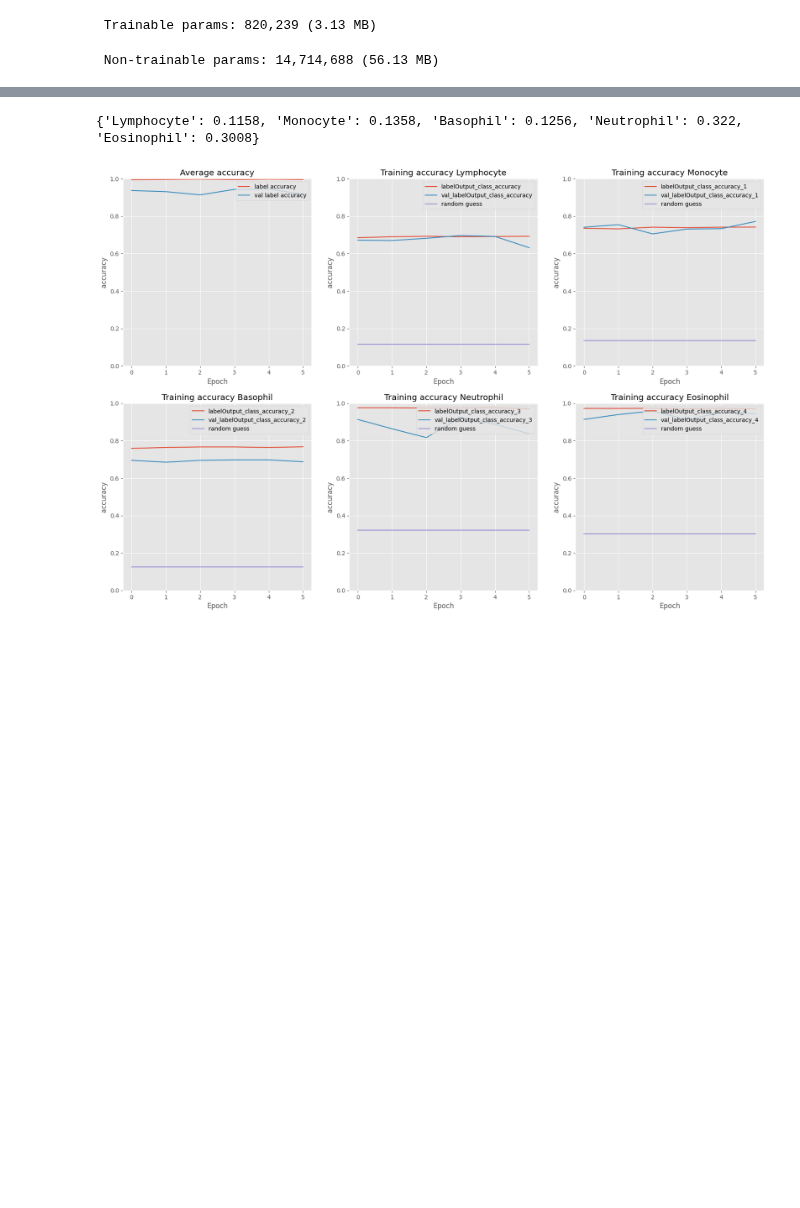
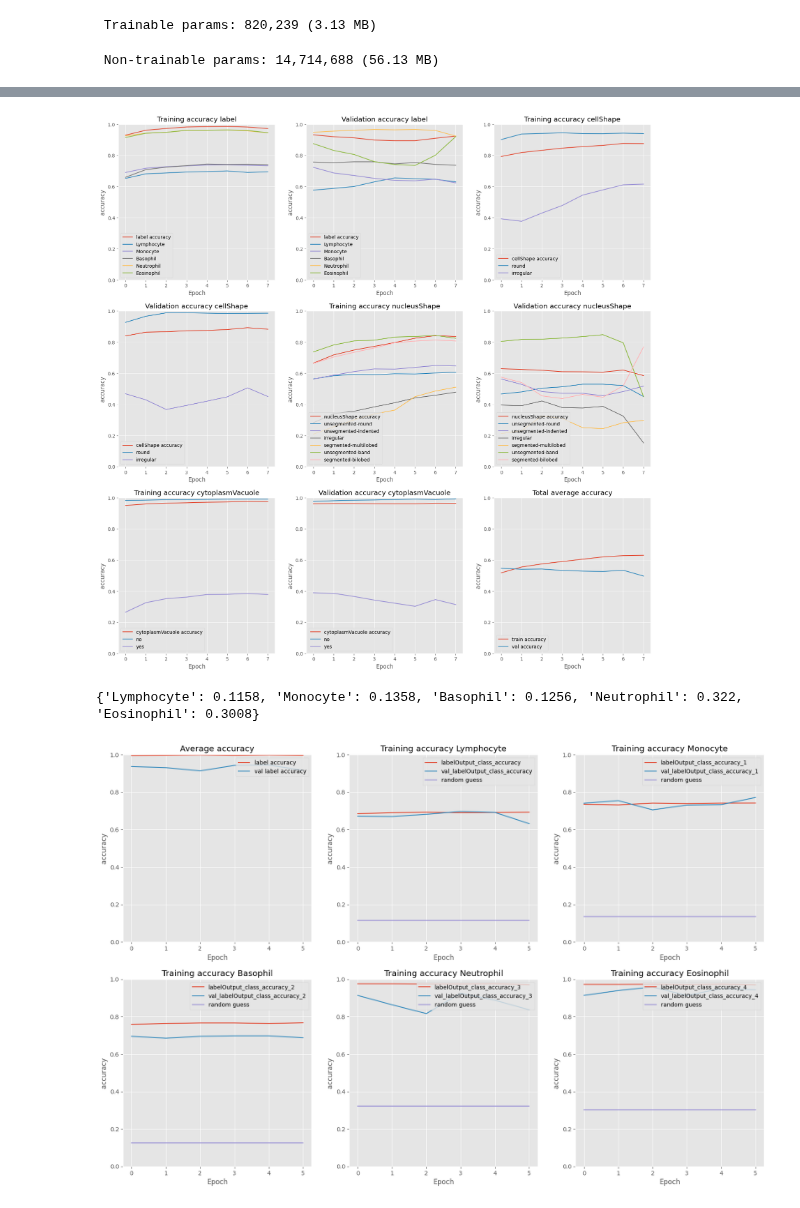
Before and after one commit to Fish4203/deep-learning, a Jupyter notebook: A1.ipynb, the cells around one changed output, grey strips where cells are left out. Saved outputs shown, nothing was run; the diff lists cells and outputs as text; code cells hidden in the pictures; blank space fills up the shorter version.

Commit message:
negative inverse weighting

```diff
--- a/A1.ipynb
+++ b/A1.ipynb
@@ -350,0 +358,20 @@ Epoch 6/6
+# %%
+targetMetricTrain = 0
+targetMetricVal = 0
+totalWeights = 0
+
+for key, weights in classWeightsRaw.items():
+	for i in range(len(weights)):
+		index = '' if i == 0 else f'_{i}'
+		historyKey = f'{key}Output_class_accuracy{index}'
+
+		inverseWeight = list(weights.values())[i] ** -1
+		totalWeights += inverseWeight
+
+		targetMetricTrain += history.history[historyKey][-1] * inverseWeight
+		targetMetricVal += history.history[f'val_{historyKey}'][-1] * inverseWeight
+
+
+print(f'Total classes: {totalWeights}')
+print(f'Average accuracy train: {targetMetricTrain / totalWeights}')
+print(f'Average accuracy val: {targetMetricVal / totalWeights}')
@@ -351,3 +382,81 @@ Epoch 6/6
+# %%
+# Evaluation
+
+plt.style.use("ggplot")
+plt.figure(figsize=(20,20))
+Nepoch=len(history.epoch)
+
+targetMetricTrain = [0 for i in range(Nepoch)]
+targetMetricVal = [0 for i in range(Nepoch)]
+totalClasses = 0
+totalWeights = 0
+
+plotPos = 1
+for outputType, outputClassWeights in classWeightsRaw.items():
+	outputClassNames = list(outputClassWeights.keys())
+
+	totalClasses += len(outputClassWeights)
+	for i in range(len(outputClassWeights)):
+		index = '' if i == 0 else f'_{i}'
+		historyKey = f'{outputType}Output_class_accuracy{index}'
+
+		inverseWeight = list(outputClassWeights.values())[i] ** -1
+		totalWeights += inverseWeight
+
+		for j in range(Nepoch):
+			targetMetricTrain[j] += history.history[historyKey][j] *  inverseWeight
+			targetMetricVal[j] += history.history[f'val_{historyKey}'][j] * inverseWeight
+
+	plt.subplot(3,3,plotPos)
+	plotPos += 1
+	plt.plot(np.arange(0, Nepoch), history.history[f'{outputType}Output_accuracy'], label=f'{outputType} accuracy')
+
+	for i in range(len(outputClassWeights)):
+		index = '' if i == 0 else f'_{i}'
+		key = f'{outputType}Output_class_accuracy{index}'
+
+		plt.plot(np.arange(0, Nepoch), history.history[key], label=outputClassNames[i])
+
+	plt.title(f"Training accuracy {outputType}")
+	plt.ylim(0,1)
+	plt.xlabel("Epoch")
+	plt.ylabel("accuracy")
+	plt.legend(loc="lower left")
+
+	plt.subplot(3,3,plotPos)
+	plotPos += 1
+	plt.plot(np.arange(0, Nepoch), history.history[f'val_{outputType}Output_accuracy'], label=f'{outputType} accuracy')
+
+	for i in range(len(outputClassWeights)):
+		index = '' if i == 0 else f'_{i}'
+		key = f'val_{outputType}Output_class_accuracy{index}'
+
+		plt.plot(np.arange(0, Nepoch), history.history[key], label=outputClassNames[i])
+
+	plt.title(f"Validation accuracy {outputType}")
+	plt.ylim(0,1)
+	plt.xlabel("Epoch")
+	plt.ylabel("accuracy")
+	plt.legend(loc="lower left")
+
+targetMetricTrain = [i / totalWeights for i in targetMetricTrain]
+targetMetricVal = [i / totalWeights for i in targetMetricVal]
+
+plt.subplot(3,3,plotPos)
+plt.plot(np.arange(0, Nepoch), targetMetricTrain, label='train accuracy')
+plt.plot(np.arange(0, Nepoch), targetMetricVal, label='val accuracy')
+
+
+plt.title("Total average accuracy")
+plt.ylim(0,1)
+plt.xlabel("Epoch")
+plt.ylabel("accuracy")
+plt.legend(loc="lower left")
+
+
+plt.show()
+# %% [output]
+[figure, added]
 # %%
 # plot
 
```
Also changed, not shown: parts of 8 cells of this notebook.
